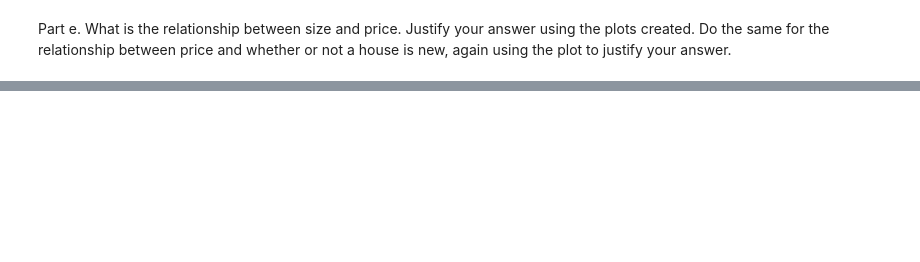
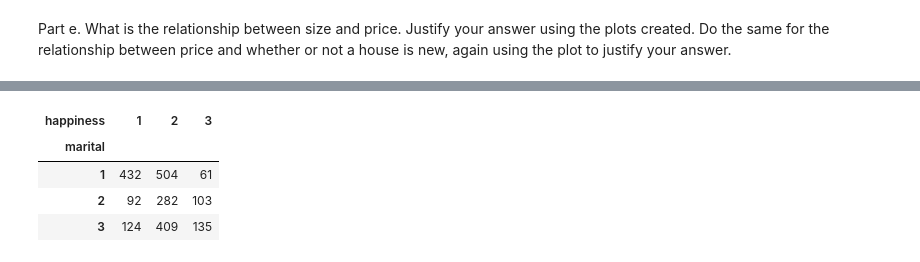
Before and after one commit to stat220/stat-220-hw1-rileyballard6, a Jupyter notebook: Stat_220_HW1.ipynb, the cells around one changed output, grey strips where cells are left out. Drawn from its saved outputs; the diff is of its cells as text; code cells hidden in the pictures; blank space fills up the shorter version.

```diff
--- a/Stat_220_HW1.ipynb
+++ b/Stat_220_HW1.ipynb
@@ -45,2 +184,10 @@ Part e. What is the relationship between size and price.  Justify your answer us
 # %%
-happy = pd.read_csv("https://stat4ds.rwth-aachen.de/data/Happy.dat")
+happy = pd.read_csv("https://stat4ds.rwth-aachen.de/data/Happy.dat", sep="\\s+")
+# %%
+pd.crosstab(happy["marital"], happy["happiness"])
+# %% [output]
+| happiness | 1 | 2 | 3 |
+| marital |  |  |  |
+| 1 | 432 | 504 | 61 |
+| 2 | 92 | 282 | 103 |
+| 3 | 124 | 409 | 135 |
```
Also changed, not shown: parts of 17 cells of this notebook.
